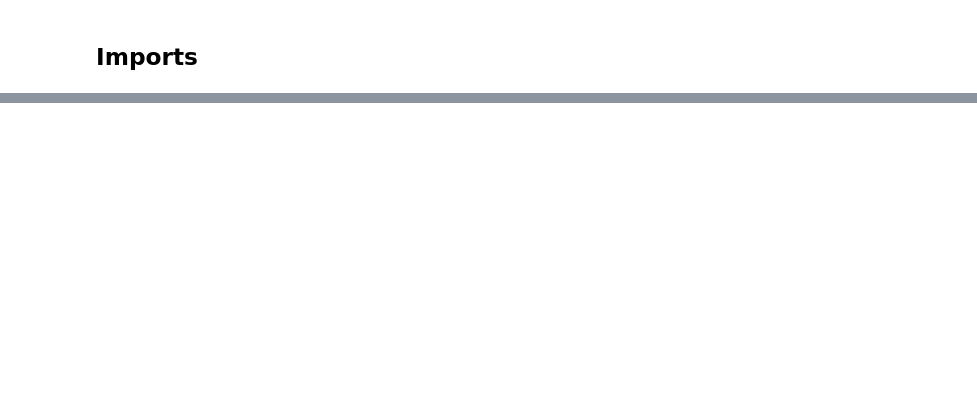
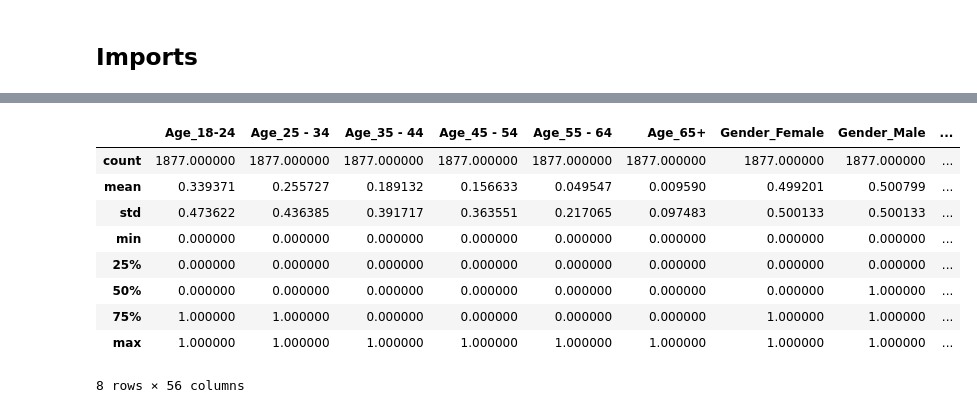
Before and after one commit to vasco-oliv/IA_P2, a Jupyter notebook: notebook.ipynb, the cells around one changed output, grey strips where cells are left out. Drawn from its saved outputs; the diff is of its cells as text; code cells hidden in the pictures; blank space fills up the shorter version.

```diff
--- a/notebook.ipynb
+++ b/notebook.ipynb
@@ -259,0 +223,13 @@ clf = apply_random_forest_classifier(data1, 'Cannabis')
+# %%
+dataset.describe()
+# %% [output]
+|  | Age_18-24 | Age_25 - 34 | Age_35 - 44 | Age_45 - 54 | Age_55 - 64 | Age_65+ | Gender_Female | Gender_Male | ... |
+| count | 1877.000000 | 1877.000000 | 1877.000000 | 1877.000000 | 1877.000000 | 1877.000000 | 1877.000000 | 1877.000000 | ... |
+| mean | 0.339371 | 0.255727 | 0.189132 | 0.156633 | 0.049547 | 0.009590 | 0.499201 | 0.500799 | ... |
+| std | 0.473622 | 0.436385 | 0.391717 | 0.363551 | 0.217065 | 0.097483 | 0.500133 | 0.500133 | ... |
+| min | 0.000000 | 0.000000 | 0.000000 | 0.000000 | 0.000000 | 0.000000 | 0.000000 | 0.000000 | ... |
+| 25% | 0.000000 | 0.000000 | 0.000000 | 0.000000 | 0.000000 | 0.000000 | 0.000000 | 0.000000 | ... |
+| 50% | 0.000000 | 0.000000 | 0.000000 | 0.000000 | 0.000000 | 0.000000 | 0.000000 | 1.000000 | ... |
+| 75% | 1.000000 | 1.000000 | 0.000000 | 0.000000 | 0.000000 | 0.000000 | 1.000000 | 1.000000 | ... |
+| max | 1.000000 | 1.000000 | 1.000000 | 1.000000 | 1.000000 | 1.000000 | 1.000000 | 1.000000 | ... |
+8 rows × 56 columns
```
Also changed, not shown: parts of 32 cells of this notebook.
